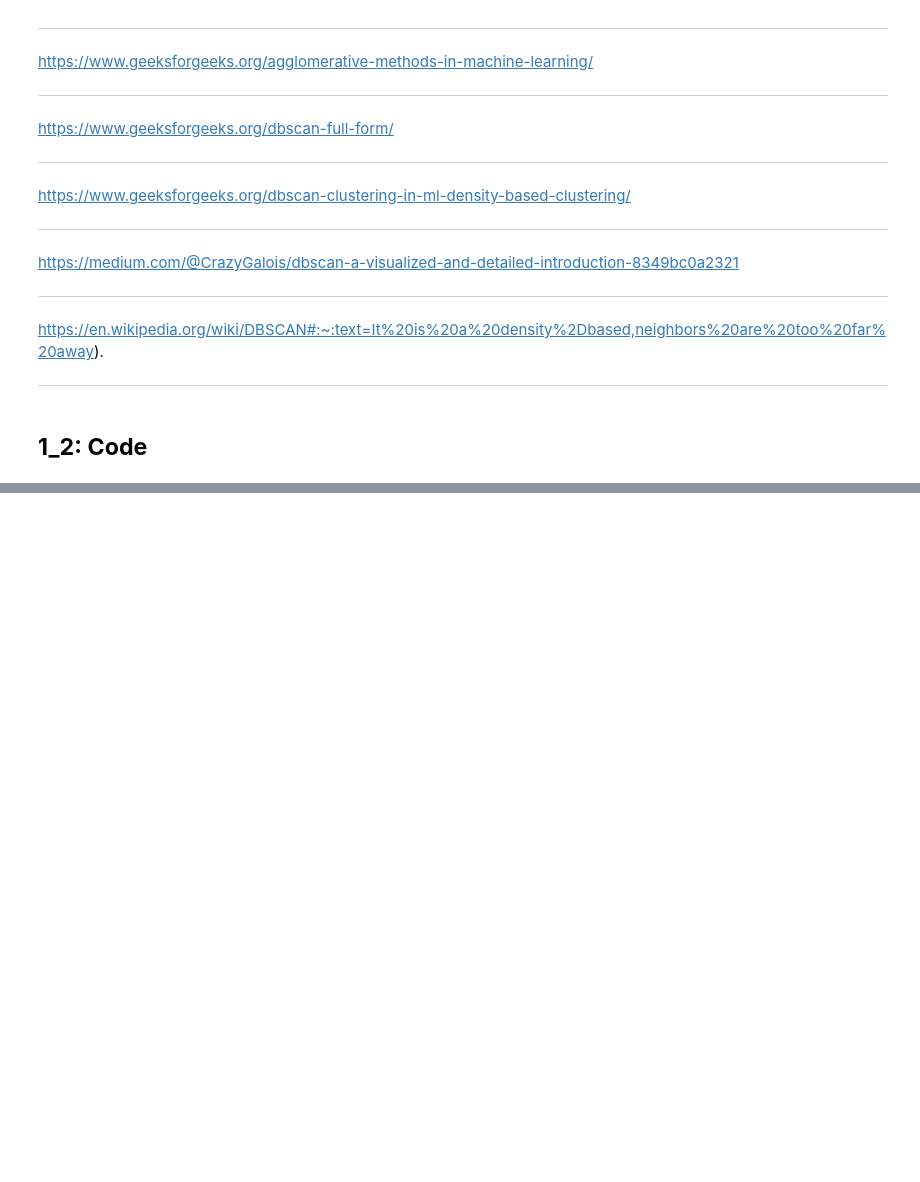
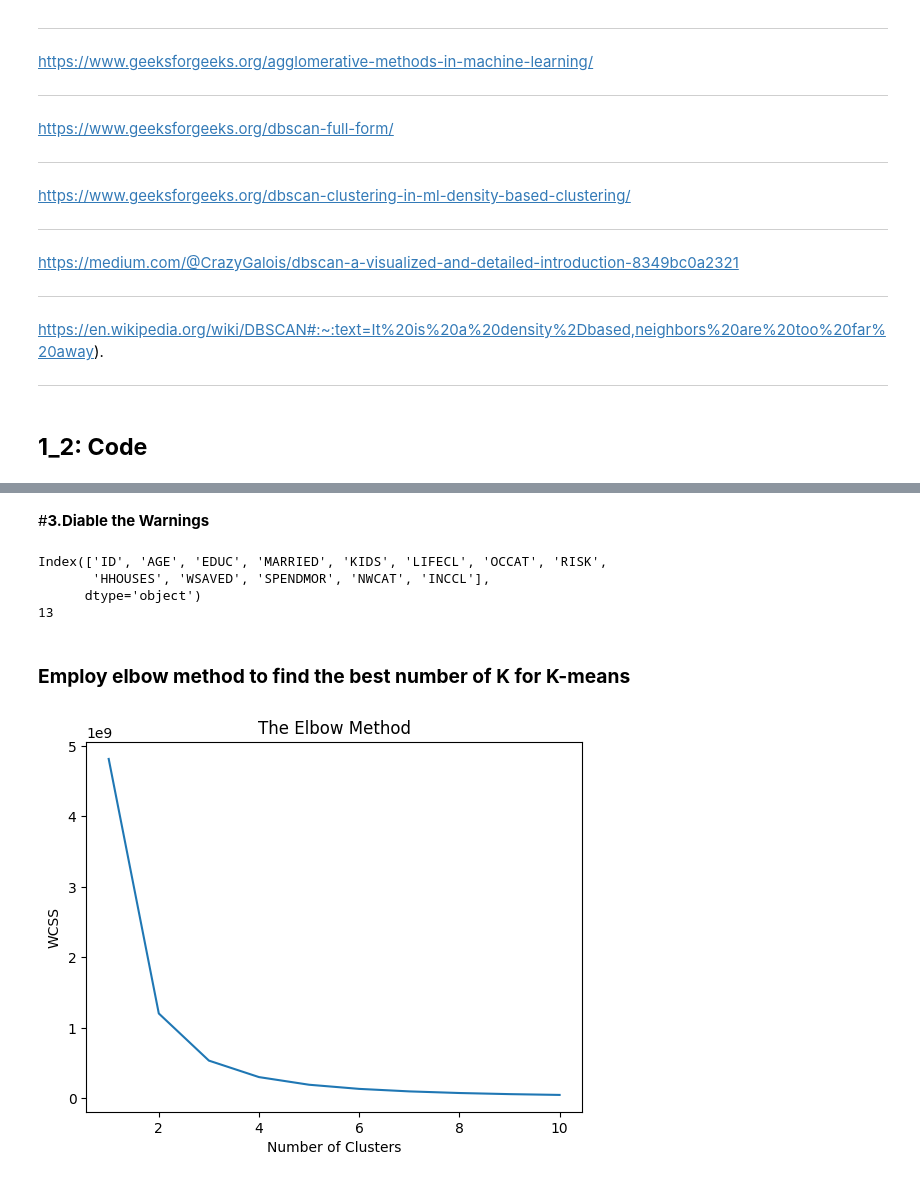
Before and after one commit to Arko04/Colab, a Jupyter notebook: AI_project2.ipynb, the cells around one changed output, grey strips where cells are left out. Cells and saved outputs as stored; diff of their text form; code cells hidden in the pictures; blank space fills up the shorter version.

```diff
--- a/AI_project2.ipynb
+++ b/AI_project2.ipynb
@@ -378,0 +429,8 @@ https://en.wikipedia.org/wiki/DBSCAN#:~:text=It%20is%20a%20density%2Dbased,neigh
+# %%
+import pandas as pd
+
+dataset_path = '/content/grive/MyDrive/Project2/UnSup-Data-2024.xlsx'
+
+data = pd.read_excel(dataset_path)
+
+display(data)
@@ -378,0 +451,2 @@ https://en.wikipedia.org/wiki/DBSCAN#:~:text=It%20is%20a%20density%2Dbased,neigh
+# %% [markdown]
+#**3.Diable the Warnings**
@@ -378,0 +456,34 @@ https://en.wikipedia.org/wiki/DBSCAN#:~:text=It%20is%20a%20density%2Dbased,neigh
+# %%
+features = data.columns
+
+print(features)
+print(len(features))
+# %% [output]
+Index(['ID', 'AGE', 'EDUC', 'MARRIED', 'KIDS', 'LIFECL', 'OCCAT', 'RISK',
+       'HHOUSES', 'WSAVED', 'SPENDMOR', 'NWCAT', 'INCCL'],
+      dtype='object')
+13
+# %% [markdown]
+### **Employ elbow method to find the best number of K for K-means**
+# %%
+from sklearn.cluster import KMeans
+# Within cluster Squared Sum
+wcss = []
+
+# Using Elbow method to determine
+# the proper n(no of clusters)
+for i in range(1, 11):
+    kmeans = KMeans(n_clusters=i,
+                    init='k-means++',
+                    random_state=0)
+    kmeans.fit(data)
+    wcss.append(kmeans.inertia_)
+# %%
+import matplotlib.pyplot as plt
+plt.plot(range(1, 11), wcss)
+plt.title('The Elbow Method')
+plt.xlabel('Number of Clusters')
+plt.ylabel('WCSS')
+plt.show()
+# %% [output]
+[figure, added]
```
Also changed, not shown: parts of 41 cells of this notebook.
